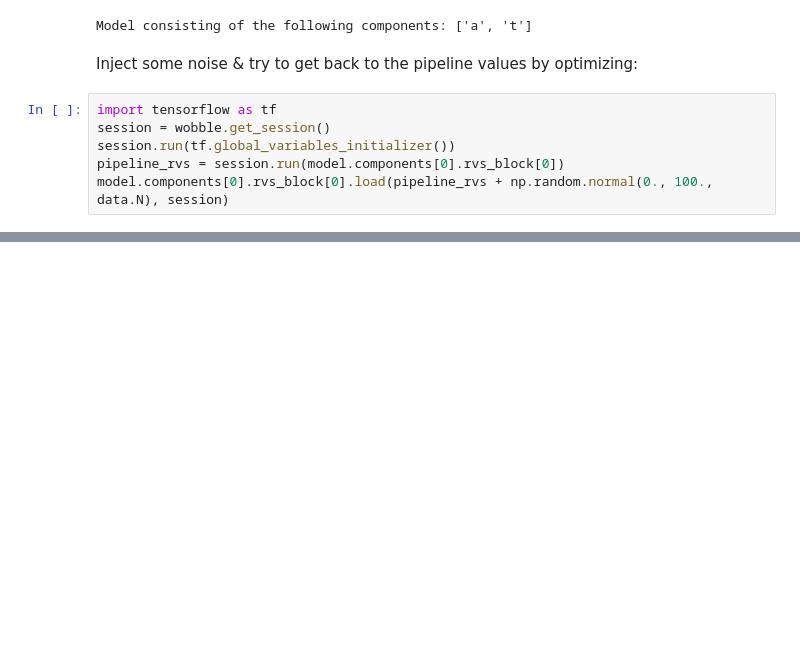
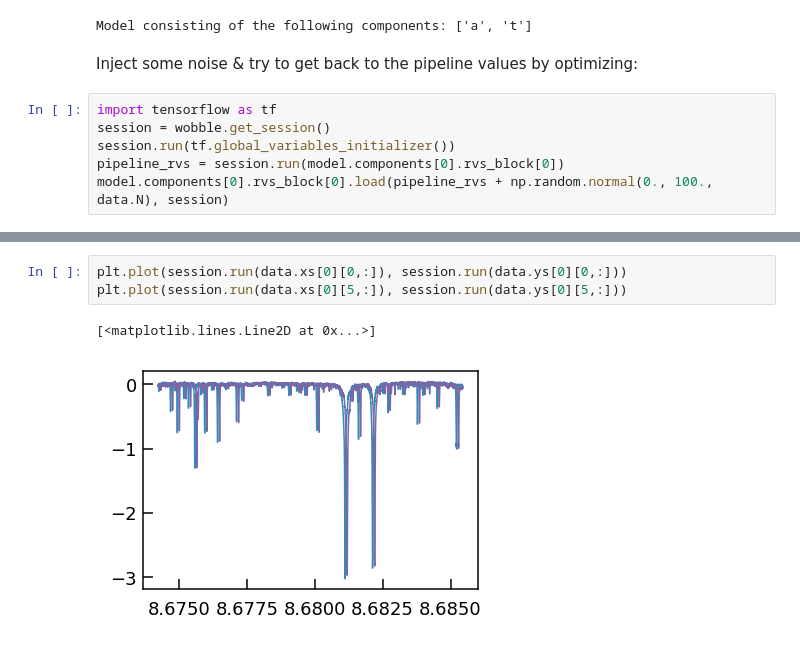
Before and after one commit to megbedell/wobble, a Jupyter notebook: wobbleflow.ipynb, the cells around one changed output, grey strips where cells are left out. Drawn from its saved outputs; the diff is of its cells as text; blank space fills up the shorter version.

```diff
--- a/wobbleflow.ipynb
+++ b/wobbleflow.ipynb
@@ -28,0 +29,6 @@ plt.scatter(data.pipeline_rvs, star_rvs + data.pipeline_rvs)
+# %%
+plt.plot(session.run(data.xs[0][0,:]), session.run(data.ys[0][0,:]))
+plt.plot(session.run(data.xs[0][5,:]), session.run(data.ys[0][5,:]))
+# %% [output]
+[<matplotlib.lines.Line2D at 0x...>]
+[figure, added]
```
Also changed, not shown: parts of 11 cells of this notebook, 2 other files.
